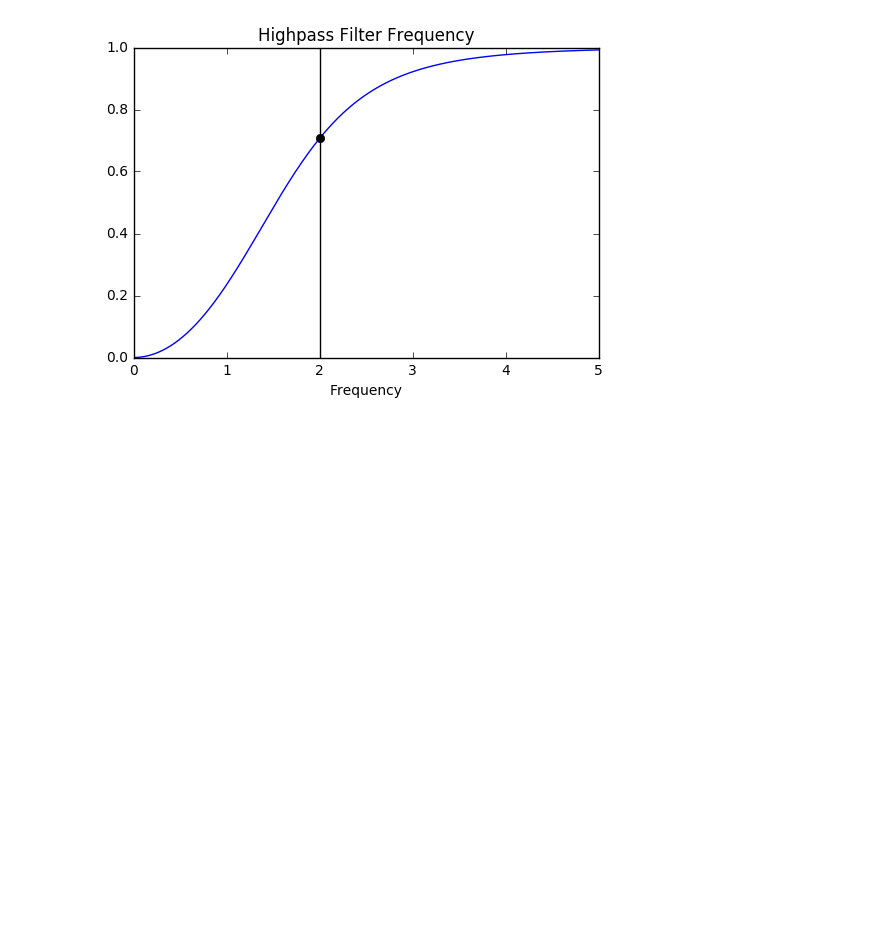
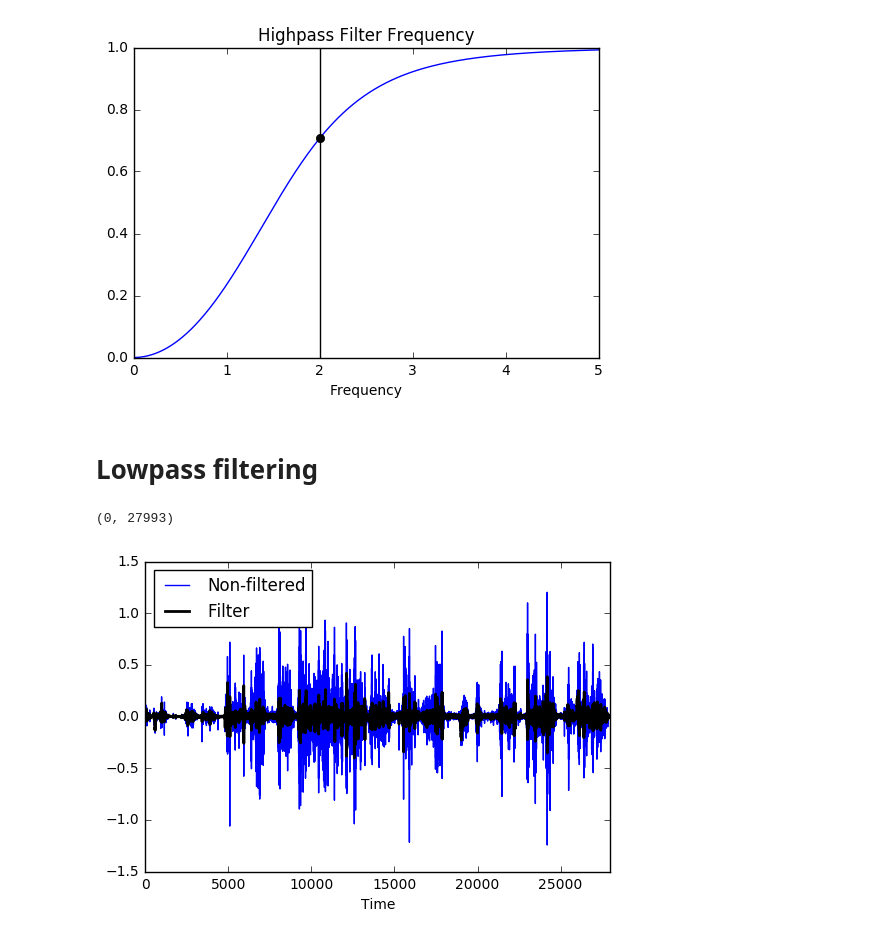
Before and after one commit to johnnyplaydrums/caliber, a Jupyter notebook: data_exploration/Applying Low_High Filtering.ipynb, the cells around one changed output. Saved outputs shown, nothing was run; the diff lists cells and outputs as text; code cells hidden in the pictures; blank space fills up the shorter version.

Commit message:
Low Pass filter
Visualization of the lowpass filtering

```diff
--- a/data_exploration/Applying Low_High Filtering.ipynb
+++ b/data_exploration/Applying Low_High Filtering.ipynb
@@ -62,7 +62,7 @@ def lowpass(cutoff, fs, order=5):
 
 # low pass filter
 def lowpass_filter(data, cutoff, fs, order=5):
-    b, a = butter_lowpass(cutoff, fs, order=order)
+    b, a = lowpass(cutoff, fs, order=order)
     y = lfilter(b, a, data)
     return y
 
@@ -75,7 +75,7 @@ def highpass(cutoff, fs, order=5):
 
 # High Pass filter
 def highpass_filter(data, cutoff, fs, order=5):
-    b, a = butter_highpass(cutoff, fs, order=order)
+    b, a = highpass(cutoff, fs, order=order)
     y = lfilter(b, a, data)
     return y
 # %%
@@ -118,3 +118,18 @@ plt.xlabel('Frequency')
 # %% [output]
 <matplotlib.text.Text at 0x...>
 [figure]
+# %% [markdown]
+# Lowpass filtering
+# %%
+# Test the filter on a sample of the dataset
+filter_fil = fil[fil['move'] == 1]['x']
+filter_x = range(len(filter_fil))
+filter_y = lowpass_filter(filter_fil, cutoff, fs, order)
+plt.plot(filter_x, filter_fil, linewidth=1, label='Non-filtered')
+plt.plot(filter_x, filter_y, linewidth=2, label='Filter', color = 'black')
+plt.xlabel('Time')
+plt.legend(loc='upper left')
+plt.xlim(0, len(filter_fil))
+# %% [output]
+(0, 27993)
+[figure, added]
```
Also changed, not shown: parts of 3 cells of this notebook.
